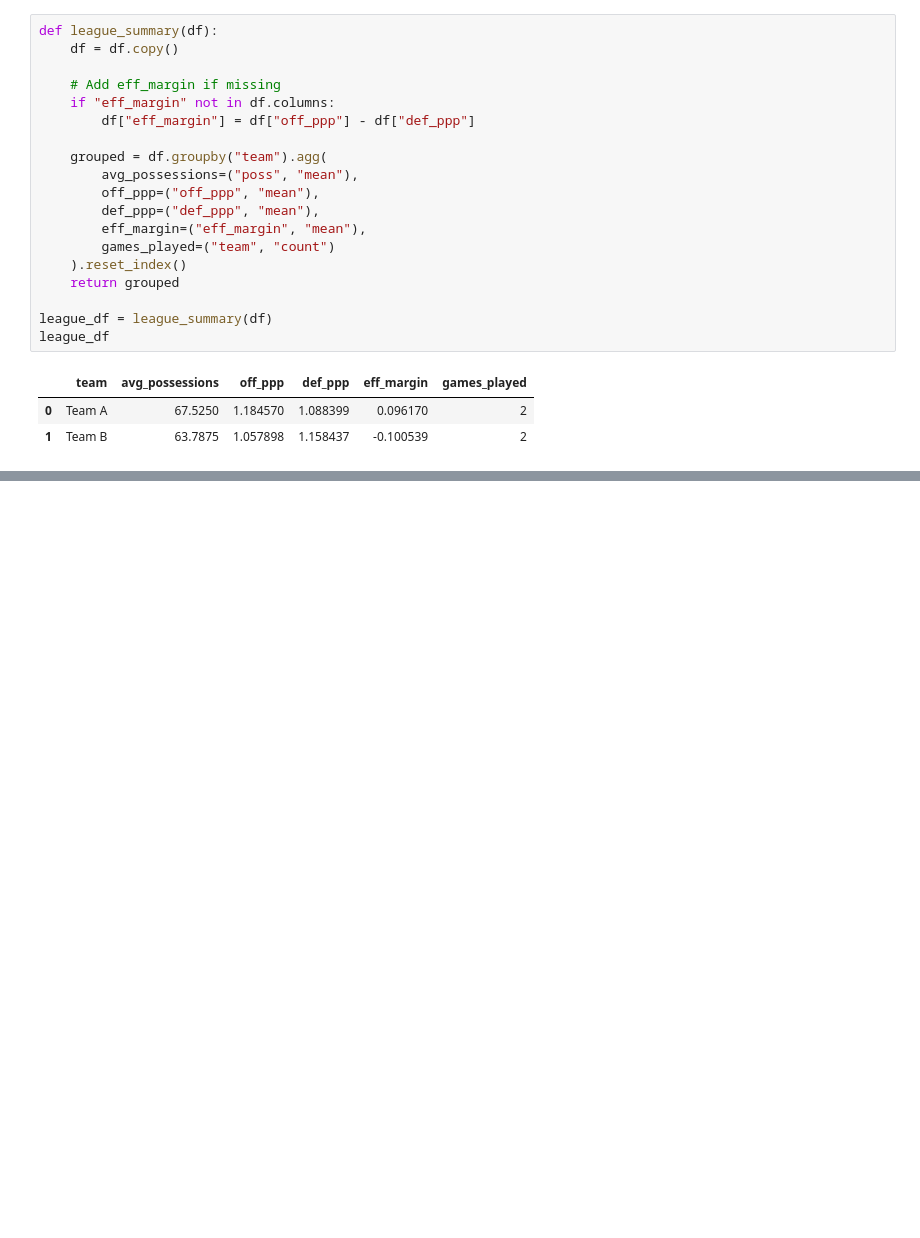
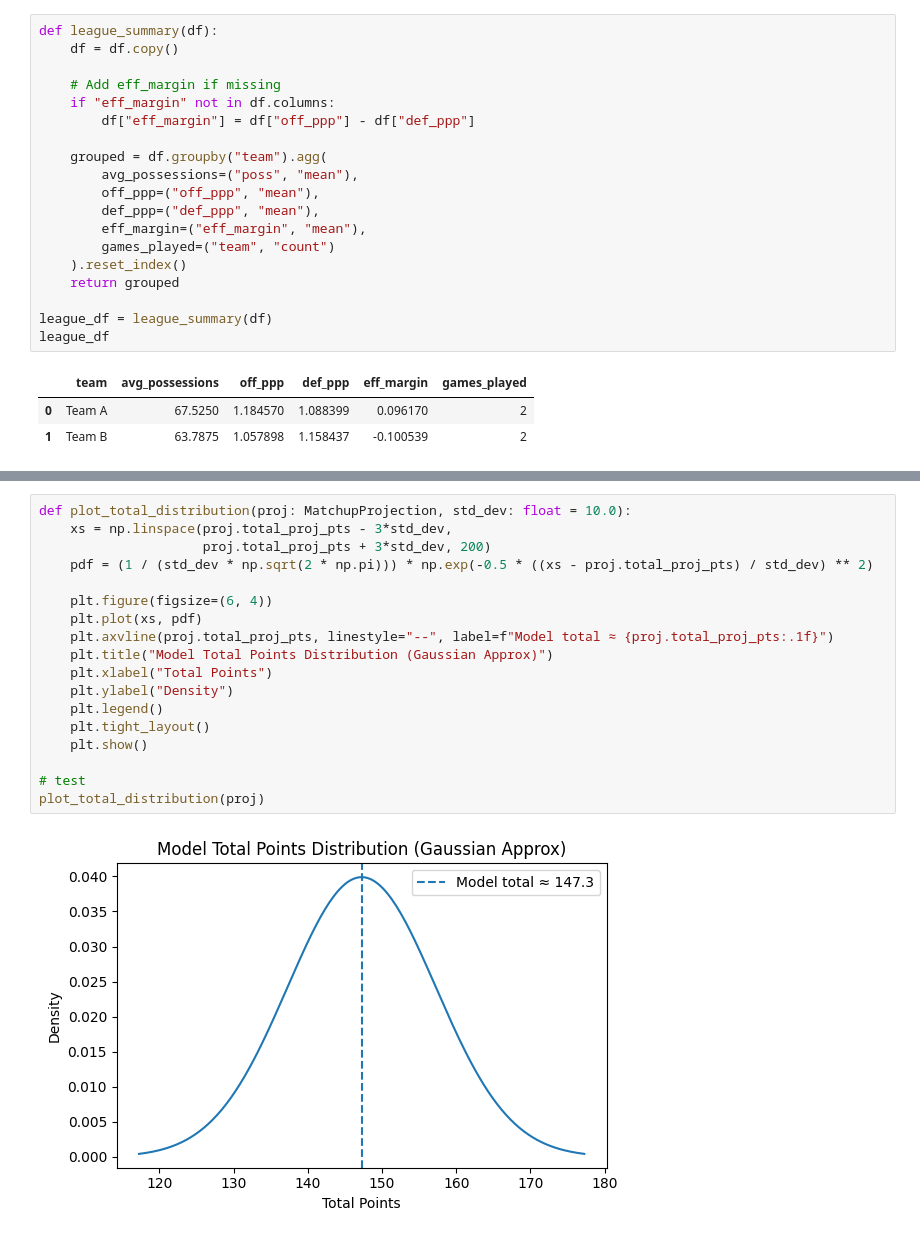
Before and after one commit to skonkalmatt/cbb-matchup-analyzer, a Jupyter notebook: notebooks/cbb_matchup_hello_world.ipynb, the cells around one changed output, grey strips where cells are left out. Drawn from its saved outputs; the diff is of its cells as text; blank space fills up the shorter version.

```diff
--- a/notebooks/cbb_matchup_hello_world.ipynb
+++ b/notebooks/cbb_matchup_hello_world.ipynb
@@ -253,0 +454,20 @@ league_df
+# %%
+def plot_total_distribution(proj: MatchupProjection, std_dev: float = 10.0):
+    xs = np.linspace(proj.total_proj_pts - 3*std_dev,
+                     proj.total_proj_pts + 3*std_dev, 200)
+    pdf = (1 / (std_dev * np.sqrt(2 * np.pi))) * np.exp(-0.5 * ((xs - proj.total_proj_pts) / std_dev) ** 2)
+
+    plt.figure(figsize=(6, 4))
+    plt.plot(xs, pdf)
+    plt.axvline(proj.total_proj_pts, linestyle="--", label=f"Model total ≈ {proj.total_proj_pts:.1f}")
+    plt.title("Model Total Points Distribution (Gaussian Approx)")
+    plt.xlabel("Total Points")
+    plt.ylabel("Density")
+    plt.legend()
+    plt.tight_layout()
+    plt.show()
+
+# test
+plot_total_distribution(proj)
+# %% [output]
+[figure, added]
```
Also changed, not shown: parts of 20 cells of this notebook, 12 other files.
